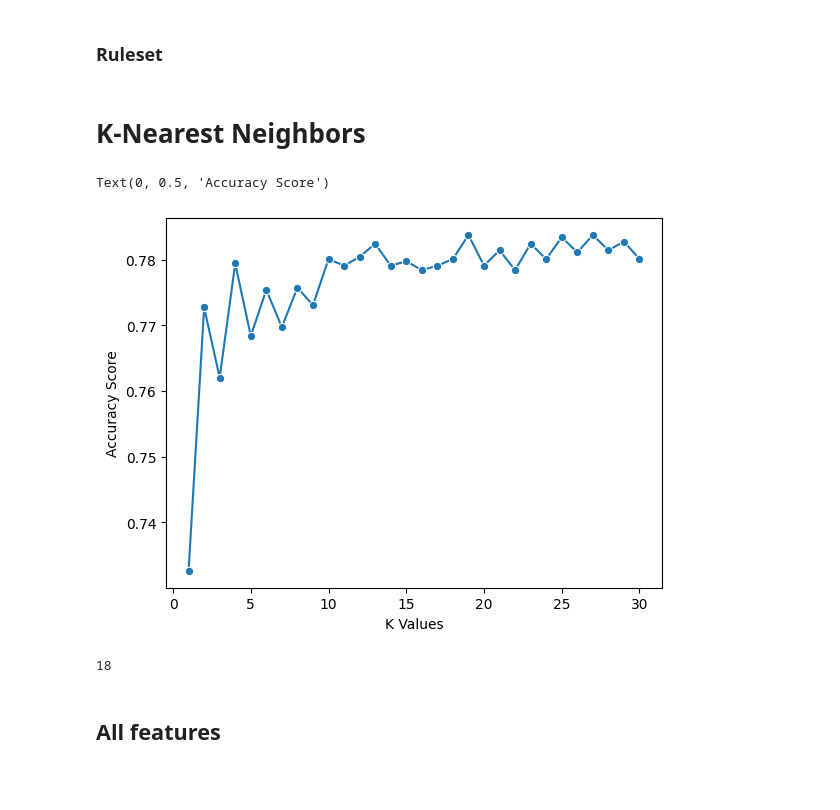
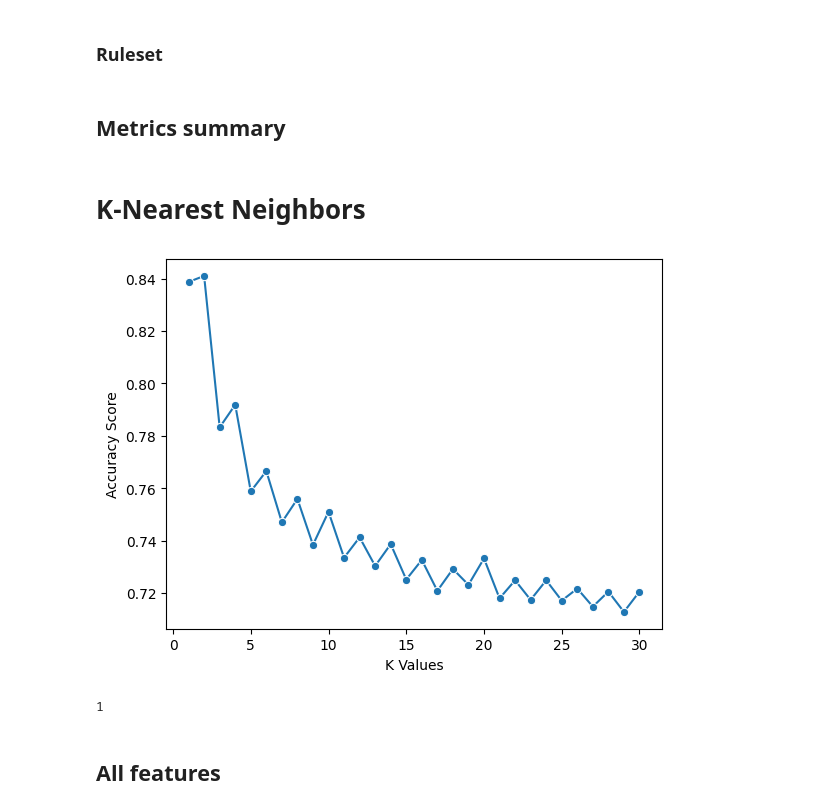
Before and after one commit to gabyarte/projects-ml, a Jupyter notebook: notebooks/3a_non_probabilistic_models.ipynb, the cells around one changed output. Saved outputs shown, nothing was run; the diff lists cells and outputs as text; code cells hidden in the pictures; blank space fills up the shorter version.

```diff
--- a/notebooks/3a_non_probabilistic_models.ipynb
+++ b/notebooks/3a_non_probabilistic_models.ipynb
@@ -30,29 +34,29 @@ RUN_WRAPPER_SELECTION = False
 # %%
 # Load all dataset
 X_all = load_data(
-    STAGE_DIR / 'preprocess' / 'X_train.parquet',
+    STAGE_DIR / 'preprocess' / f'X_train{SUFIX}.parquet',
     load_func=pd.read_parquet).sort_index()
 
 # Load selected dataset using univariate analysis
 X_mi = load_data(
-    STAGE_DIR / 'selection' / 'X_train_mi.parquet',
+    STAGE_DIR / 'selection' / f'X_train_mi{SUFIX}.parquet',
     load_func=pd.read_parquet).sort_index()
 
 X_x2 = load_data(
-    STAGE_DIR / 'selection' / 'X_train_x2.parquet',
+    STAGE_DIR / 'selection' / f'X_train_x2{SUFIX}.parquet',
     load_func=pd.read_parquet).sort_index()
 
 X_anova = load_data(
-    STAGE_DIR / 'selection' / 'X_train_anova.parquet',
+    STAGE_DIR / 'selection' / f'X_train_anova{SUFIX}.parquet',
     load_func=pd.read_parquet).sort_index()
 
 # Load selected dataset using multivariate analysis
 X_relief = load_data(
-    STAGE_DIR / 'selection' / 'X_train_relief.parquet',
+    STAGE_DIR / 'selection' / f'X_train_relief{SUFIX}.parquet',
     load_func=pd.read_parquet).sort_index()
 # %%
 y = load_data(
-    STAGE_DIR / 'preprocess' / 'y.parquet',
+    STAGE_DIR / 'preprocess' / f'y{SUFIX}.parquet',
     load_func=pd.read_parquet).sort_index()
 # %%
 X_train_all, X_test_all, y_train_all, y_test_all = split_train_test(X_all, y)
@@ -278,3 +353,23 @@ decision_boundary_plot(
+# %%
+db_informations = [
+    ('all', X_train_all, y_train_all),
+    ('mi', X_train_mi, y_train_mi),
+    ('x2', X_train_x2, y_train_x2),
+    ('anova', X_train_anova, y_train_anova),
+    ('relief', X_train_relief, y_train_relief),
+    # ('wrapper', X_train_svm_wrapper, y_train_svm_wrapper),
+]
+
+fig, axs = plt.subplots(3, 2, figsize=(10, 10), sharey=True, sharex=True)
+fig.suptitle('SVM Decision Boundaries')
+for i, (name, X_train, y_train) in enumerate(db_informations):
+    x, y = i // 2, i % 2
+    decision_boundary_plot(
+        SVC(kernel='poly'),
+        X_train, y_train,
+        name.title(),
+        ax=axs[x][y]
+    )
 # %% [markdown]
 # Classification Tree
 
@@ -726,3 +884,5 @@ print(classification_report(y_test_ripper_wrapper['y'], y_test_predict_ripper_wr
 ### Ruleset
 # %%
 ripper_wrapper.out_model()
+# %% [markdown]
+## Metrics summary
@@ -731,23 +928,27 @@ ripper_wrapper.out_model()
 # %%
 k_values = [i for i in range (1, 31)]
 scores = []
 
 for k in k_values:
     knn = KNeighborsClassifier(n_neighbors=k)
-    score = cross_val_score(knn, X_all, y['y'], cv=5)
+    score = cross_val_score(knn, X_train_all, y_train_all['y'], cv=5)
     scores.append(np.mean(score))
 
 sns.lineplot(x=k_values, y=scores, marker='o')
 plt.xlabel('K Values')
 plt.ylabel('Accuracy Score')
+plt.savefig(
+    ANALYSIS_DIR / 'images' / 'non-probabilistic-models' / f'knn_best_k{SUFIX}.pdf',
+    dpi=300,
+    bbox_inches='tight'
+)
 # %% [output]
-Text(0, 0.5, 'Accuracy Score')
-[figure, old version]
+[figure, new version]
 # %%
 k = np.argmax(scores)
 k
 # %% [output]
-18
+1
 # %% [markdown]
 ## All features
 # %% [markdown]
```
Also changed, not shown: parts of 40 cells of this notebook, 13 other files.
